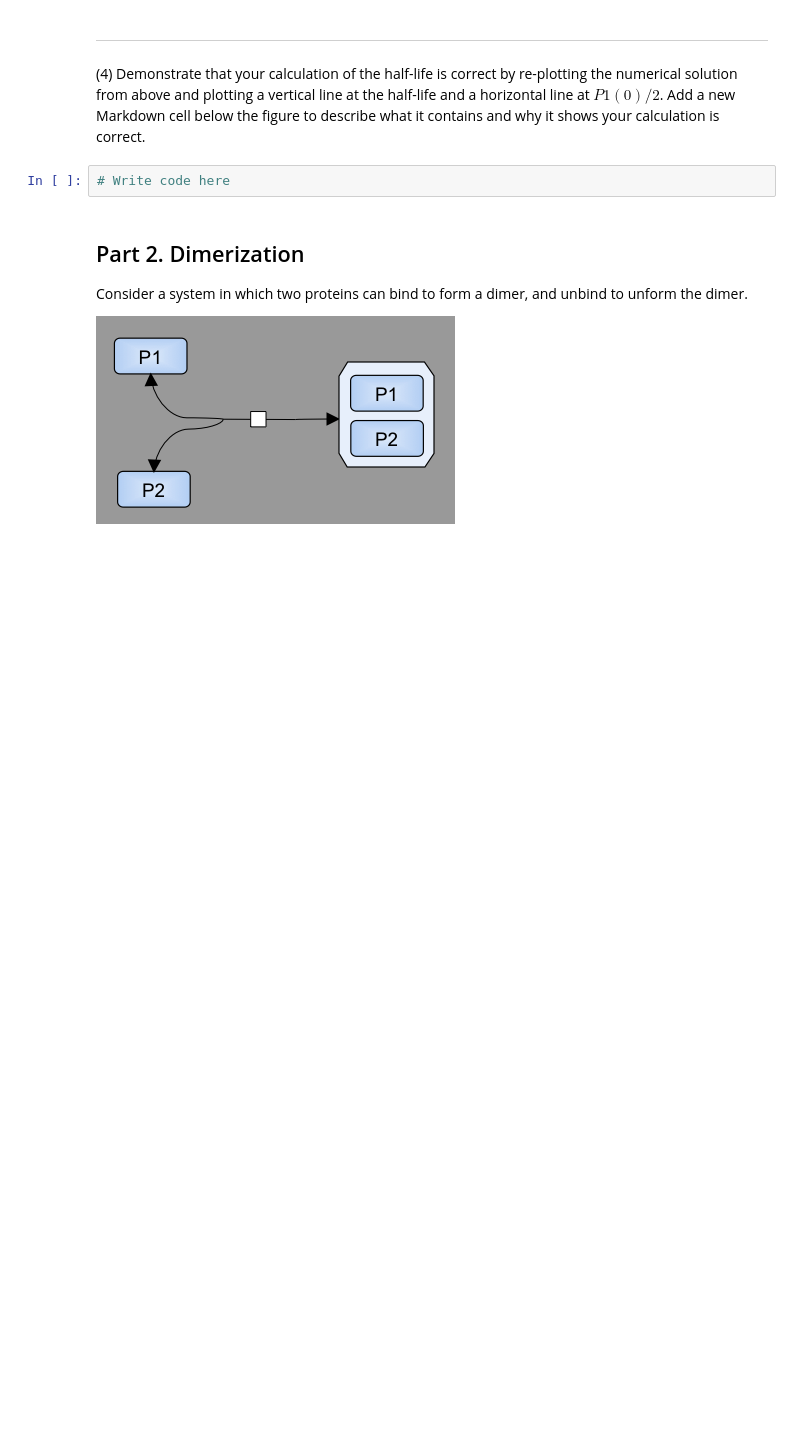
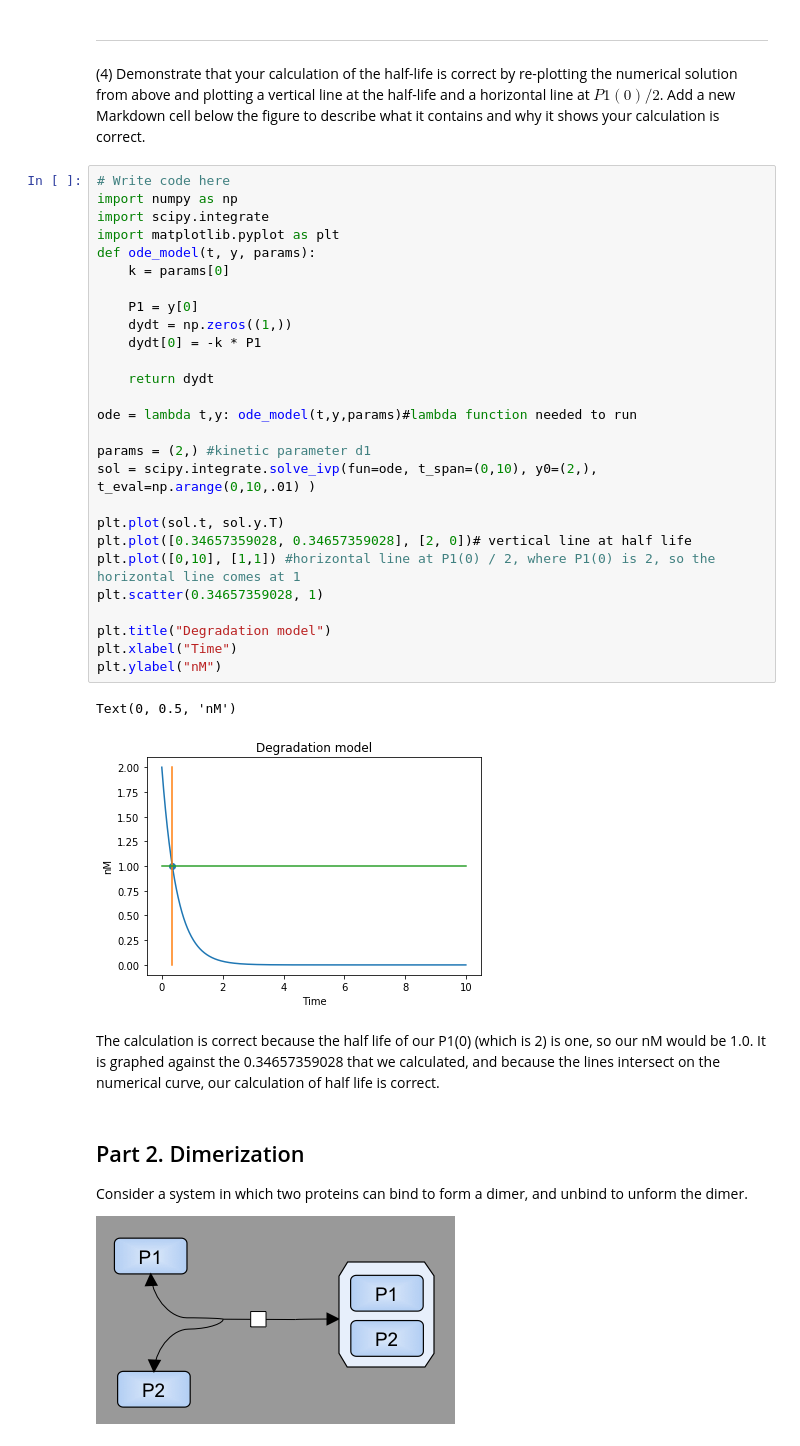
Before and after one commit to hmhwan21/cs341projects, a Jupyter notebook: Project1.ipynb, the cells around one changed output. Drawn from its saved outputs; the diff is of its cells as text; blank space fills up the shorter version.

```diff
--- a/Project1.ipynb
+++ b/Project1.ipynb
@@ -111,8 +111,38 @@ $t = 0.34657359028$
 <hr style="border:2px solid gray"> </hr>
 
 (4) Demonstrate that your calculation of the half-life is correct by re-plotting the numerical solution from above and plotting a vertical line at the half-life and a horizontal line at $P1(0)/2$. Add a new Markdown cell below the figure to describe what it contains and why it shows your calculation is correct.
-# %%
-# Write code here
+# %%
+# Write code here
+import numpy as np
+import scipy.integrate
+import matplotlib.pyplot as plt
+def ode_model(t, y, params):
+    k = params[0]
+
+    P1 = y[0]
+    dydt = np.zeros((1,))
+    dydt[0] = -k * P1
+
+    return dydt
+
+ode = lambda t,y: ode_model(t,y,params)#lambda function needed to run
+
+params = (2,) #kinetic parameter d1
+sol = scipy.integrate.solve_ivp(fun=ode, t_span=(0,10), y0=(2,), t_eval=np.arange(0,10,.01) )
+
+plt.plot(sol.t, sol.y.T)
+plt.plot([0.34657359028, 0.34657359028], [2, 0])# vertical line at half life
+plt.plot([0,10], [1,1]) #horizontal line at P1(0) / 2, where P1(0) is 2, so the horizontal line comes at 1
+plt.scatter(0.34657359028, 1)
+
+plt.title("Degradation model")
+plt.xlabel("Time")
+plt.ylabel("nM")
+# %% [output]
+Text(0, 0.5, 'nM')
+[figure, added]
+# %% [markdown]
+The calculation is correct because the half life of our P1(0) (which is 2) is one, so our nM would be 1.0. It is graphed against the 0.34657359028 that we calculated, and because the lines intersect on the numerical curve, our calculation of half life is correct.
 # %% [markdown]
 ## Part 2. Dimerization
 
```
Also changed, not shown: parts of 18 cells of this notebook.
